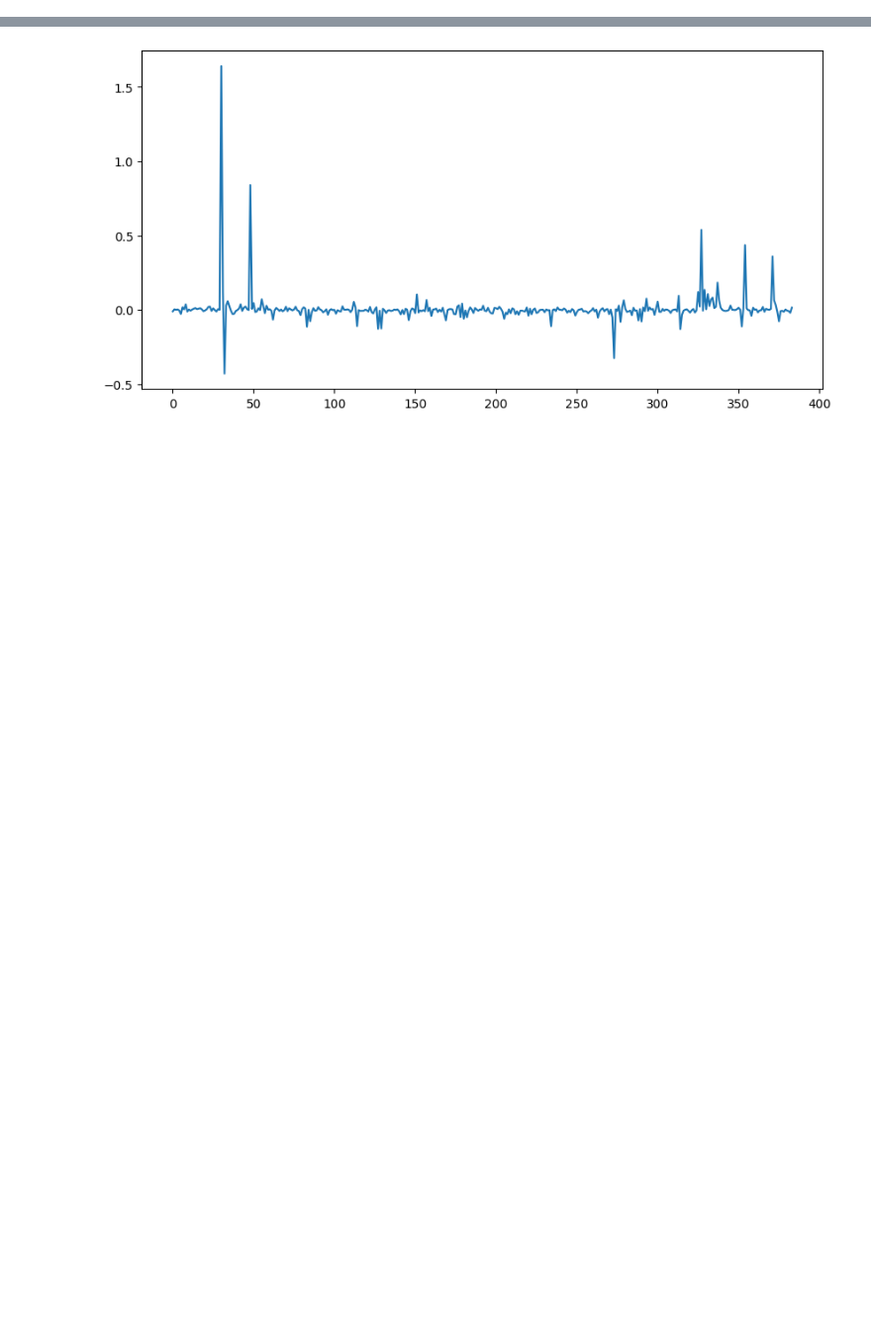
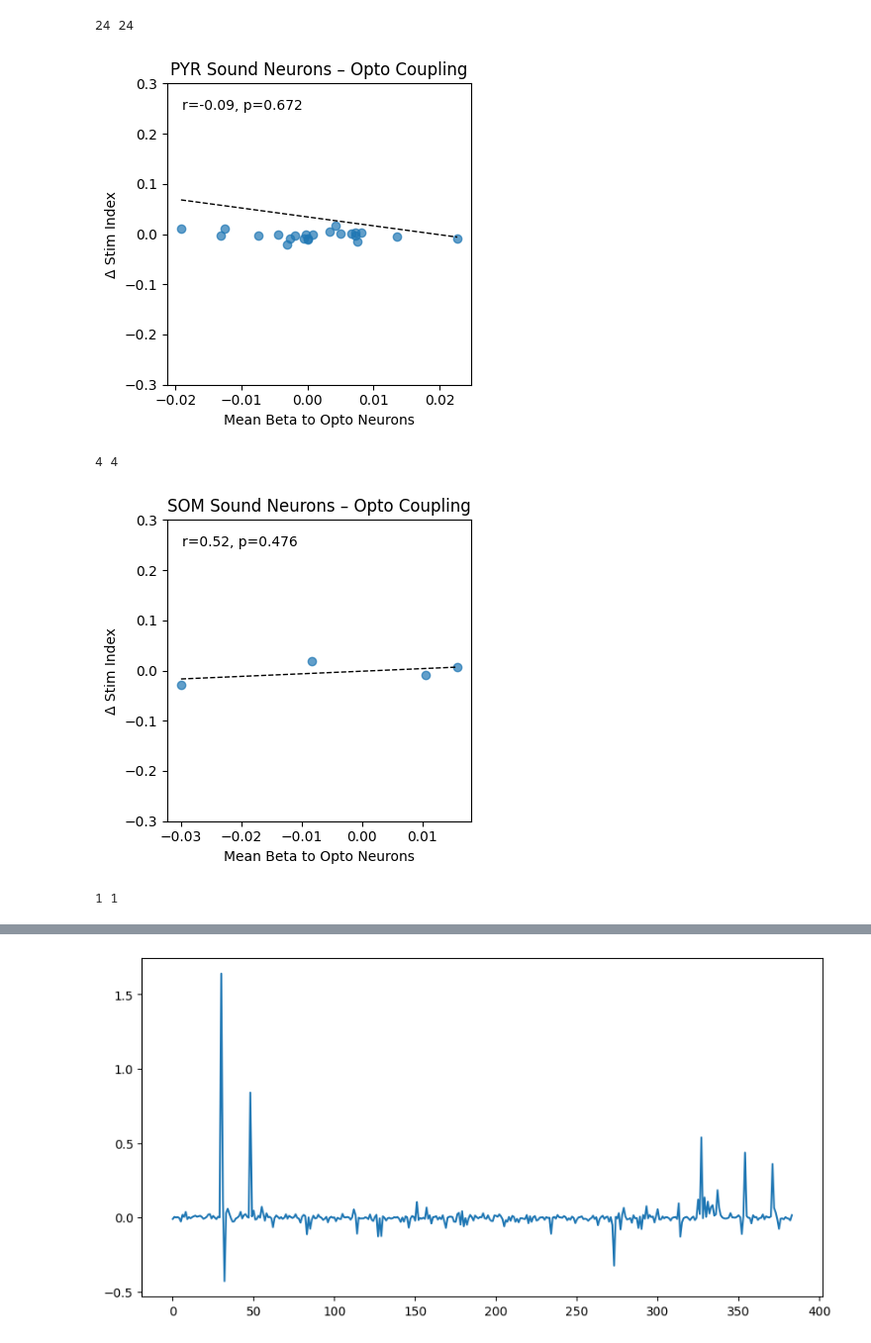
Before and after one commit to constanzabassi/GLM-analysis, a Jupyter notebook: notebooks/quick_glm_model_comparison.ipynb, the cells around one changed output, grey strips where cells are left out. Shown at 99% size. Cells and saved outputs as stored; diff of their text form; code cells hidden in the pictures; blank space fills up the shorter version.

```diff
--- a/notebooks/quick_glm_model_comparison.ipynb
+++ b/notebooks/quick_glm_model_comparison.ipynb
@@ -300,0 +428,39 @@ def scatter_beta_vs_modindex(
+# %%
+# Only analyze sound neurons and their beta weights to opto predictors
+cell_type_indices = split_neuron_indices_by_cell_type(celltype_array,  sound_neurons[mouse_id][0].tolist())
+# Define predictor groups if not already defined
+predictor_groups = {
+    'left_turn': range(2, 6),
+    'right_turn': range(41, 45),
+    'sound_-90': range(140, 146),
+    'sound_90': range(146, 152),
+    'highlighted': range(176, 182),
+    'opto_neurons': [n + 182 for n in  opto_neurons[mouse_id][0].tolist()],
+    'sound_neurons': [n + 182 for n in  sound_neurons[mouse_id][0].tolist()]
+}
+for cell_type in ['pyr', 'som', 'pv']:
+    indices = cell_type_indices[cell_type]
+    if len(indices) == 0:
+        continue  # skip empty cell type group
+
+    xlabel = f'Mean Beta to Opto Neurons'
+    title = f'{cell_type.upper()} Sound Neurons – Opto Coupling'
+
+    scatter_beta_vs_modindex(
+        model_output_all=model_output_all,
+        group_name='opto_neurons',  # <- the predictor group you're extracting weights from
+        mod_index=mod_index[8][0],  # <- delta stim of sound neurons
+        neuron_indices=indices,     # <- only sound neurons (split by type)
+        predictor_groups=predictor_groups,
+        xlabel=xlabel,
+        ylabel='Δ Stim Index',
+        title=title,
+        color='tab:blue',
+        ylim=(-0.3, 0.3)
+    )
+# %% [output]
+24 24
+[figure, added]
+4 4
+[figure, added]
+1 1
```
Also changed, not shown: parts of 14 cells of this notebook, 3 other files.
